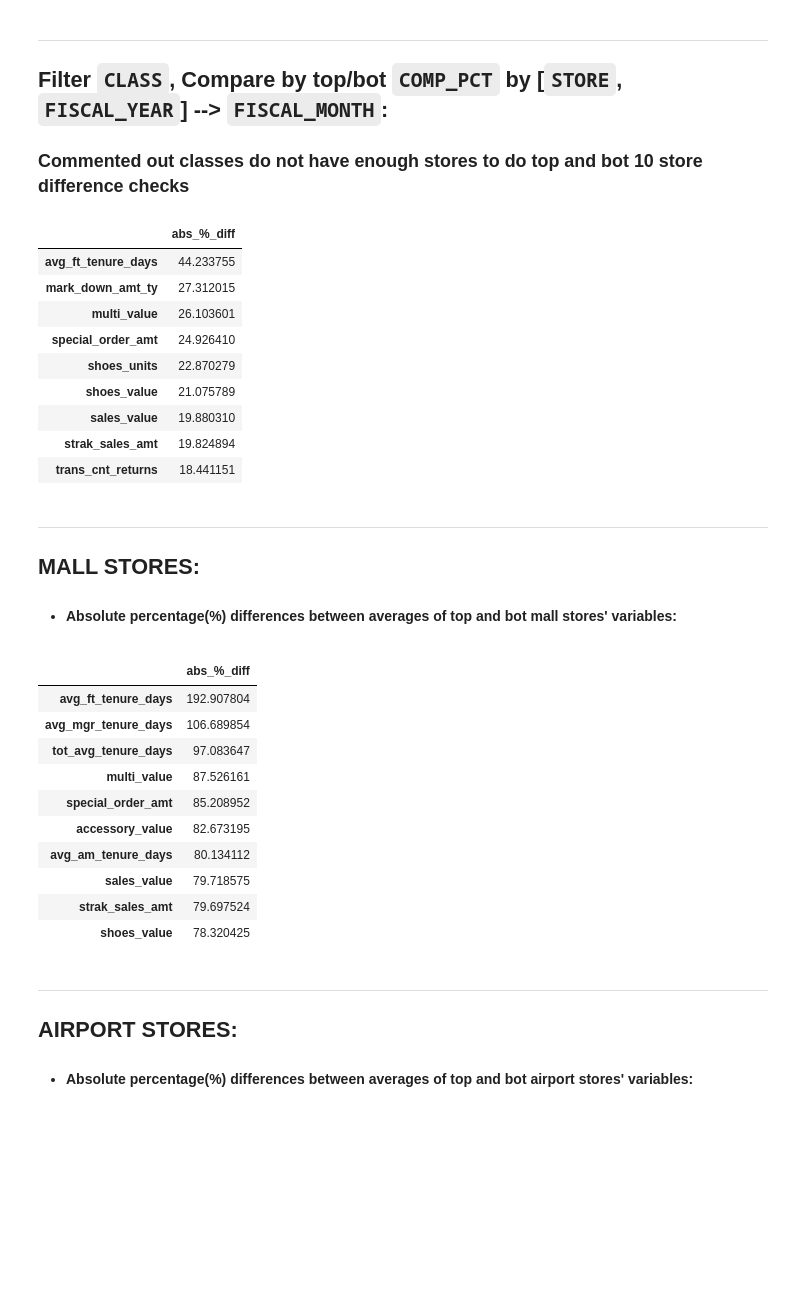
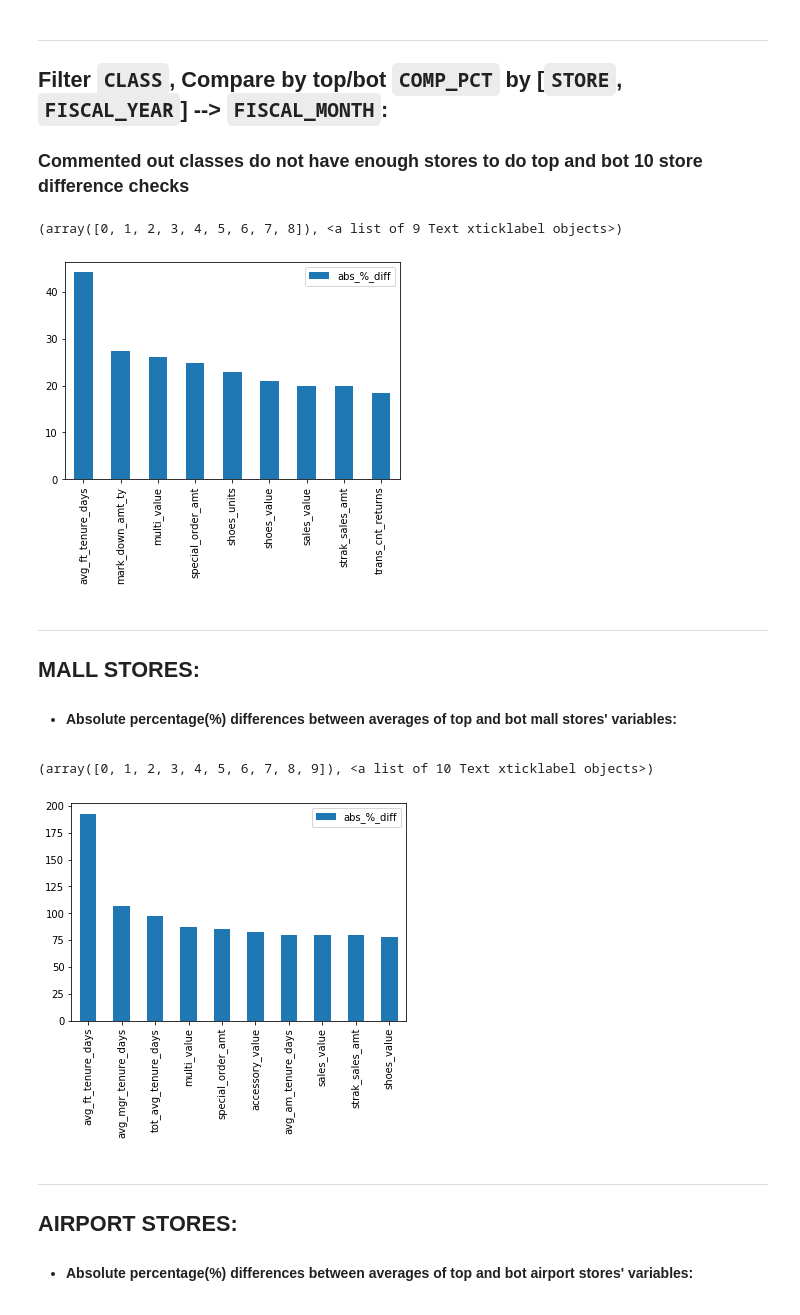
Before and after one commit to RakshandaKaukab05/Percent-comp-increase-sandals, a Jupyter notebook: serge_2_GroupBy_class_store_etc_mean()_sampling_MONTH.ipynb, the cells around one changed output. Cells and saved outputs as stored; diff of their text form; code cells hidden in the pictures; blank space fills up the shorter version.

```diff
--- a/serge_2_GroupBy_class_store_etc_mean()_sampling_MONTH.ipynb
+++ b/serge_2_GroupBy_class_store_etc_mean()_sampling_MONTH.ipynb
@@ -128,21 +121,14 @@ outlet_bot = df[df['class'] == classes[6]].groupby(['store','fiscal_year','fisca
 # %%
 outlet_top = df[df['class'] == classes[6]].groupby(['store','fiscal_year','fiscal_month']).mean().iloc[:, 1:].nlargest(500, 'comp_pct').mean()
 outlet_bot = df[df['class'] == classes[6]].groupby(['store','fiscal_year','fiscal_month']).mean().iloc[:, 1:].nsmallest(500, 'comp_pct').mean()
 
 
 outlet_class_diff = abs(abs(outlet_top - outlet_bot) / ((outlet_top + outlet_bot) * 0.5) * 100).to_frame('abs_%_diff').nlargest(11, 'abs_%_diff').iloc[2:, :]
-outlet_class_diff
+outlet_class_diff.plot(kind='bar')
+plt.xticks(rotation=90)
 # %% [output]
-|  | abs_%_diff |
-| avg_ft_tenure_days | 44.233755 |
-| mark_down_amt_ty | 27.312015 |
-| multi_value | 26.103601 |
-| special_order_amt | 24.926410 |
-| shoes_units | 22.870279 |
-| shoes_value | 21.075789 |
-| sales_value | 19.880310 |
-| strak_sales_amt | 19.824894 |
-| trans_cnt_returns | 18.441151 |
+(array([0, 1, 2, 3, 4, 5, 6, 7, 8]), <a list of 9 Text xticklabel objects>)
+[figure, added]
 # %% [markdown]
 ---
 
@@ -152,19 +138,11 @@ outlet_class_diff
 top = mall_top.iloc[1:,0]
 bot = mall_bot.iloc[1:,0]
 diff_mall = abs(abs(bot - top) / ((bot + top) * 0.5) * 100).to_frame('abs_%_diff').nlargest(11, 'abs_%_diff').iloc[1:, :]
-diff_mall
+diff_mall.plot(kind='bar')
+plt.xticks(rotation=90)
 # %% [output]
-|  | abs_%_diff |
-| avg_ft_tenure_days | 192.907804 |
-| avg_mgr_tenure_days | 106.689854 |
-| tot_avg_tenure_days | 97.083647 |
-| multi_value | 87.526161 |
-| special_order_amt | 85.208952 |
-| accessory_value | 82.673195 |
-| avg_am_tenure_days | 80.134112 |
-| sales_value | 79.718575 |
-| strak_sales_amt | 79.697524 |
-| shoes_value | 78.320425 |
+(array([0, 1, 2, 3, 4, 5, 6, 7, 8, 9]), <a list of 10 Text xticklabel objects>)
+[figure, added]
 # %% [markdown]
 ---
 
```
Also changed, not shown: parts of 6 cells of this notebook.
